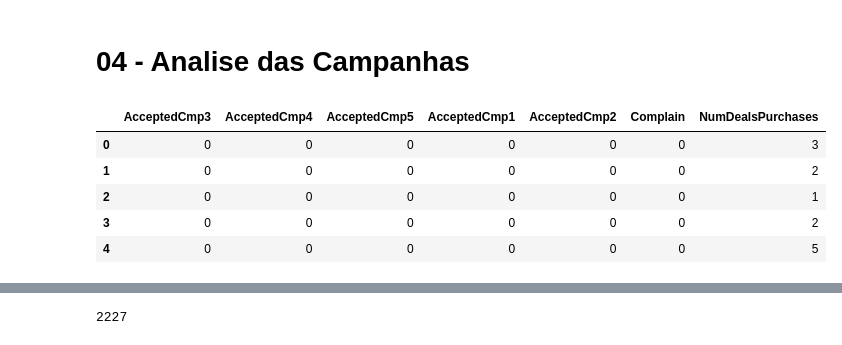
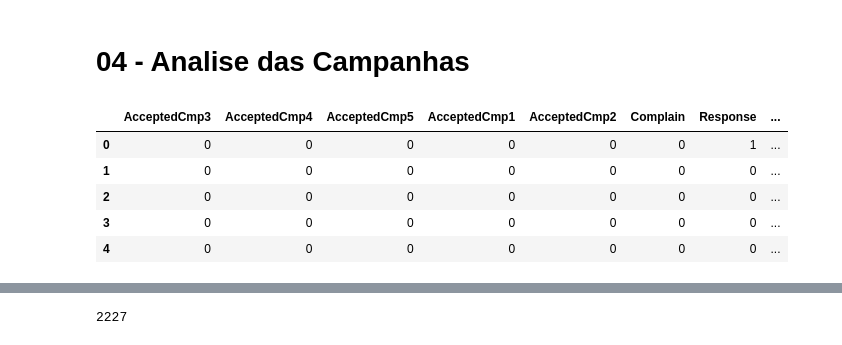
Before and after one commit to med0709/Marketing_Analysis, a Jupyter notebook: Ifood.ipynb, the cells around one changed output, grey strips where cells are left out. Drawn from its saved outputs; the diff is of its cells as text; code cells hidden in the pictures.

```diff
--- a/Ifood.ipynb
+++ b/Ifood.ipynb
@@ -316,6 +382,8 @@ unique           663
 top       2012-08-31
 freq              12
 Name: Dt_Customer, dtype: object
+# %%
+df_inicial['Dt_Customer'] = pd.to_datetime(df_inicial['Dt_Customer'], format = '%Y-%m-%d')
 # %%
 df_inicial['Dt_Customer'].min()
 # %% [output]
@@ -327,2 +395,5 @@ df_inicial['Dt_Customer'].max()
-# %%
-df_inicial['Years_on_plataform'] = df_inicial['Dt_Customer']
+# %%
+today = datetime.now()
+year = timedelta(days=365)
+
+df_inicial['Years_on_plataform'] = ((today - df_inicial['Dt_Customer']) / year).round(2)
@@ -328,0 +438,11 @@ df_inicial['Years_on_plataform'] = df_inicial['Dt_Customer']
+# %%
+df_inicial['total_spent'] = df_inicial['MntWines'] + df_inicial['MntFruits'] + df_inicial['MntMeatProducts'] + df_inicial['MntFishProducts'] + df_inicial['MntSweetProducts'] + df_inicial['MntGoldProds']
+
+sns.set(style='whitegrid', rc={"grid.linewidth": 0.1})
+sns.set_context("notebook")
+plt.figure(figsize=(20, 5)) # Two column paper. Each column is about 3.15 inch wide.
+
+
+sns.lineplot(data=df_inicial[df_inicial['Income'] < 200000],
+    x="Years_on_plataform", y=df_inicial['total_spent']
+             , hue = 'Response')
@@ -544,12 +680,12 @@ df_inicial['Z_Revenue'].nunique()
 # %% [markdown]
 # 04 - Analise das Campanhas
 # %%
-campganes = pd.concat([df_inicial.iloc[:,20:26], df_inicial['NumDealsPurchases']], axis = 1)
-campganes.head()
+campagnes = pd.concat((df_inicial.iloc[:,20:26], df_inicial['Response'],df_inicial['NumDealsPurchases'] ), axis = 1)
+campagnes.head()
 # %% [output]
-|  | AcceptedCmp3 | AcceptedCmp4 | AcceptedCmp5 | AcceptedCmp1 | AcceptedCmp2 | Complain | NumDealsPurchases |
-| 0 | 0 | 0 | 0 | 0 | 0 | 0 | 3 |
-| 1 | 0 | 0 | 0 | 0 | 0 | 0 | 2 |
-| 2 | 0 | 0 | 0 | 0 | 0 | 0 | 1 |
-| 3 | 0 | 0 | 0 | 0 | 0 | 0 | 2 |
-| 4 | 0 | 0 | 0 | 0 | 0 | 0 | 5 |
+|  | AcceptedCmp3 | AcceptedCmp4 | AcceptedCmp5 | AcceptedCmp1 | AcceptedCmp2 | Complain | Response | ... |
+| 0 | 0 | 0 | 0 | 0 | 0 | 0 | 1 | ... |
+| 1 | 0 | 0 | 0 | 0 | 0 | 0 | 0 | ... |
+| 2 | 0 | 0 | 0 | 0 | 0 | 0 | 0 | ... |
+| 3 | 0 | 0 | 0 | 0 | 0 | 0 | 0 | ... |
+| 4 | 0 | 0 | 0 | 0 | 0 | 0 | 0 | ... |
```
Also changed, not shown: parts of 31 cells of this notebook.
